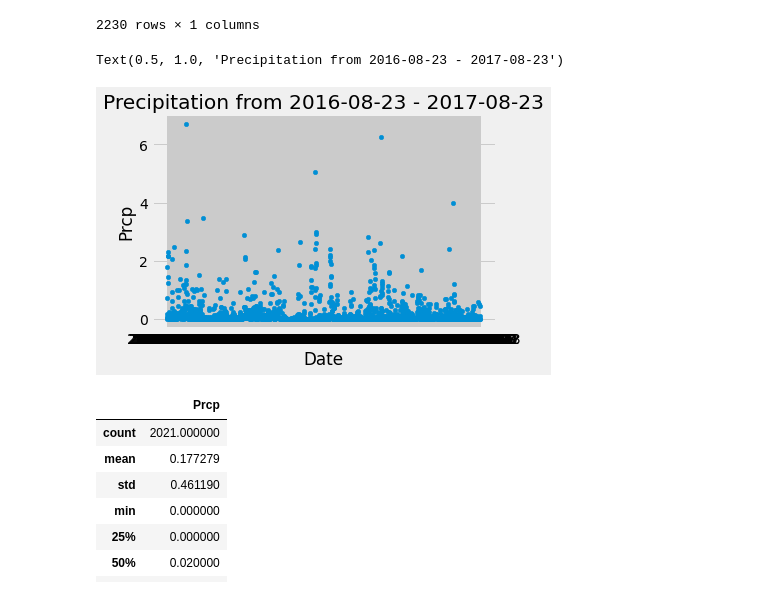
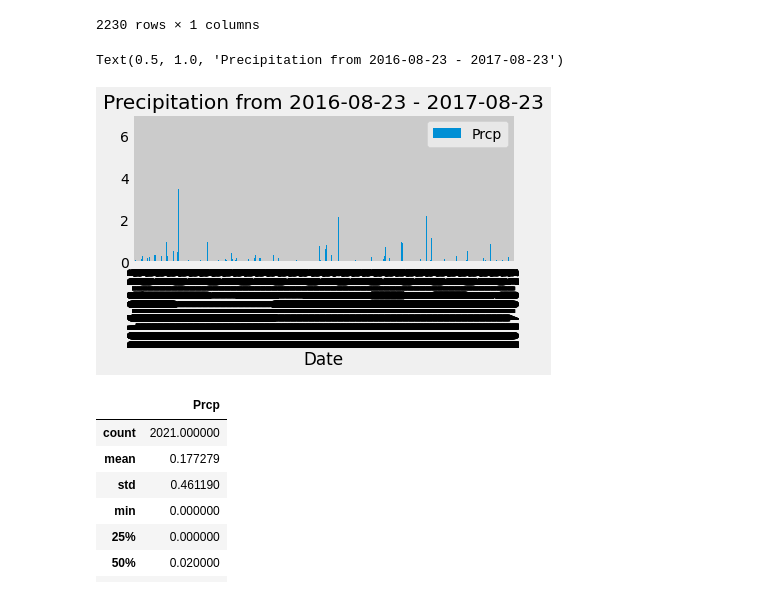
Before and after one commit to Leonardo-Urrutia/sqlalchemy-challenge, a Jupyter notebook: climate_starter.ipynb, the cells around one changed output. Cells and saved outputs as stored; diff of their text form; code cells hidden in the pictures.

Commit message:
Fixed plot, scatter to bar

```diff
--- a/climate_starter.ipynb
+++ b/climate_starter.ipynb
@@ -101,12 +101,12 @@ precip_df
 2230 rows × 1 columns
 # %%
 # Use Pandas Plotting with Matplotlib to plot the data
-precip_df.reset_index().plot(kind="scatter", x="Date", y="Prcp")
+precip_df.reset_index().plot(kind="bar", x="Date", y="Prcp")
 plt.tight_layout()
 plt.title("Precipitation from 2016-08-23 - 2017-08-23")
 # %% [output]
 Text(0.5, 1.0, 'Precipitation from 2016-08-23 - 2017-08-23')
-[figure, old version]
+[figure, new version]
 # %%
 # Use Pandas to calcualte the summary statistics for the precipitation data
 prcp_summary = precip_df.describe()
```
